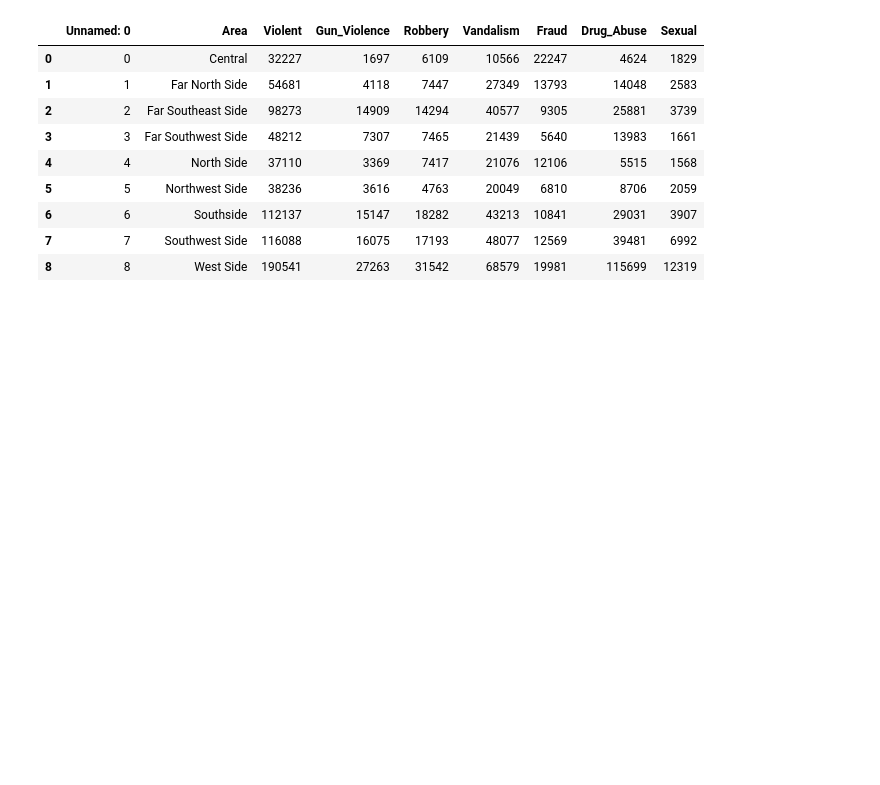
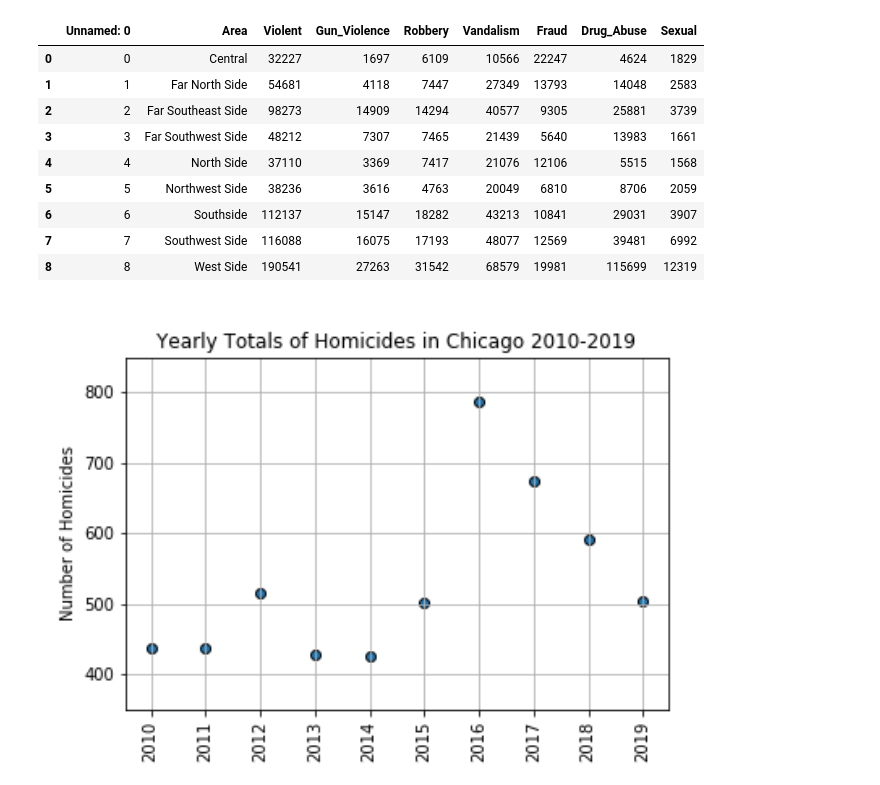
Before and after one commit to shidalgo12/Chicago_Crime, a Jupyter notebook: Data_Visualization.ipynb, the cells around one changed output. Drawn from its saved outputs; the diff is of its cells as text; code cells hidden in the pictures; blank space fills up the shorter version.

Commit message:
updated visualization

```diff
--- a/Data_Visualization.ipynb
+++ b/Data_Visualization.ipynb
@@ -83,3 +83,8 @@ area_crime.style.apply(highlight_max)
 | 6 | 6 | Southside | 112137 | 15147 | 18282 | 43213 | 10841 | 29031 | 3907 |
 | 7 | 7 | Southwest Side | 116088 | 16075 | 17193 | 48077 | 12569 | 39481 | 6992 |
 | 8 | 8 | West Side | 190541 | 27263 | 31542 | 68579 | 19981 | 115699 | 12319 |
+# %%
+from IPython.core.display import Image
+Image(filename= 'Pictures/Yearly Homicide Totals.png',width = 700, height = 600)
+# %% [output]
+[figure, added]
```
Also changed, not shown: parts of 6 cells of this notebook.
